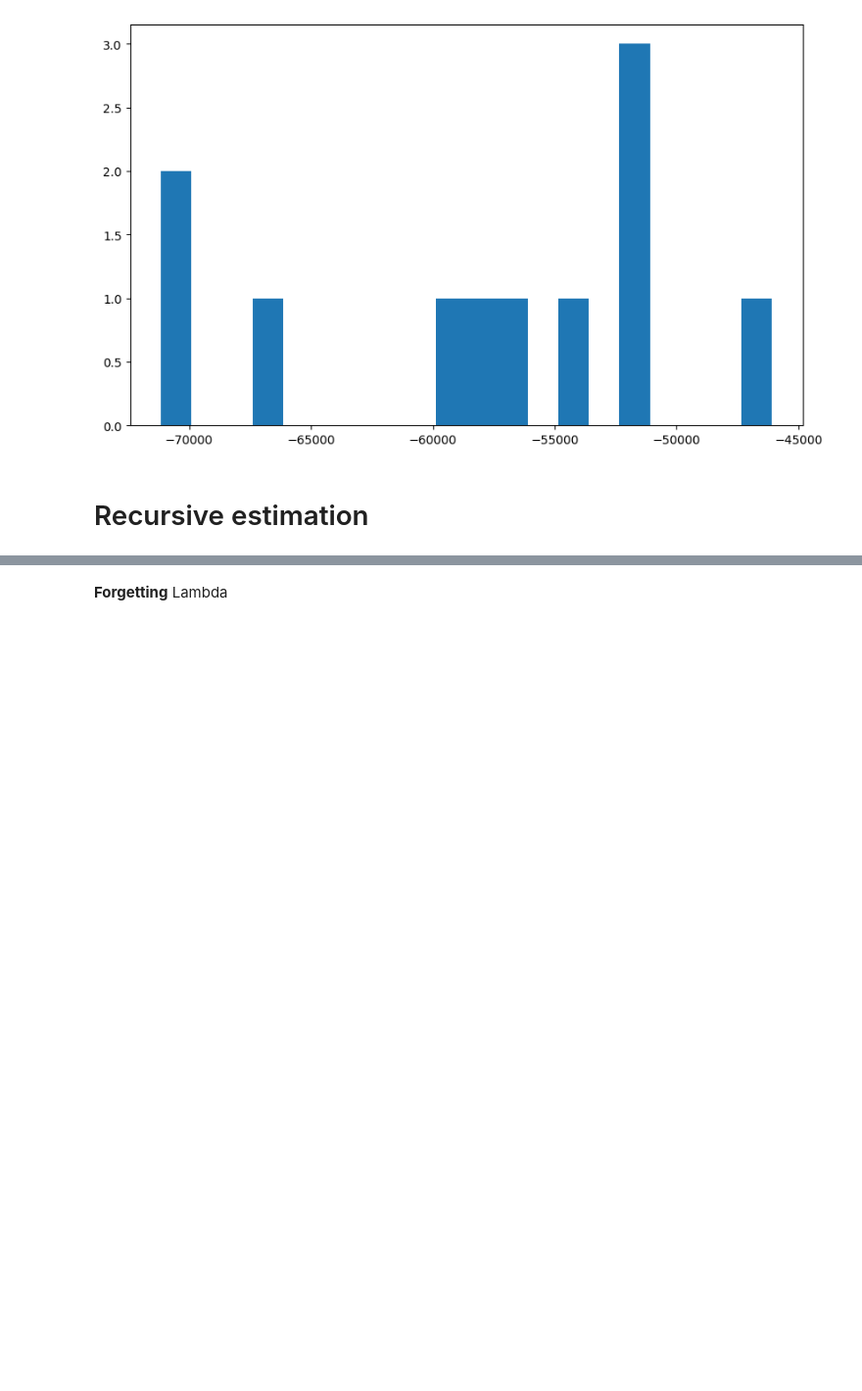
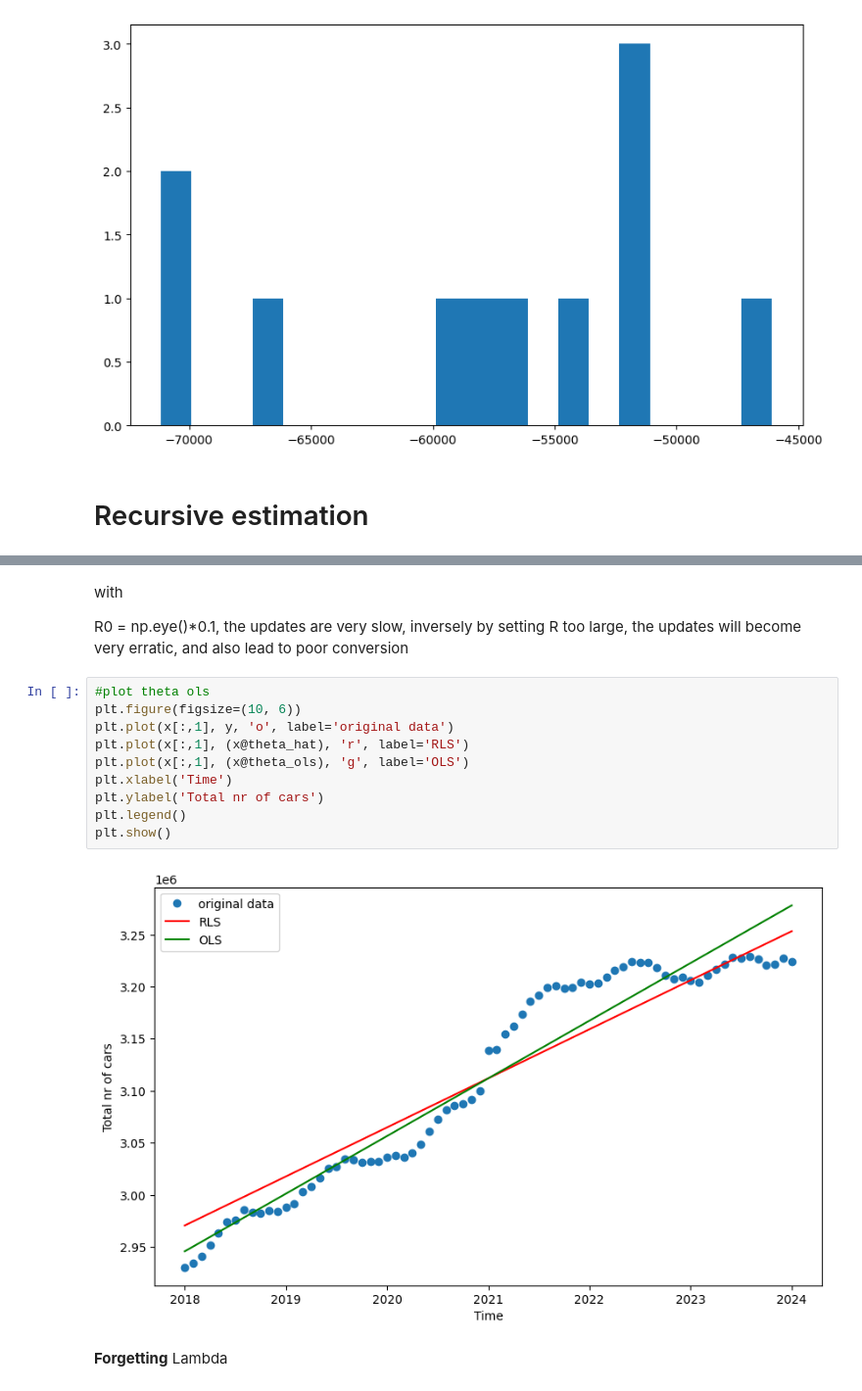
Before and after one commit to luca2618/Timeseries, a Jupyter notebook: assignment1.ipynb, the cells around one changed output, grey strips where cells are left out. Shown at 98% size. Saved outputs shown, nothing was run; the diff lists cells and outputs as text; blank space fills up the shorter version.

```diff
--- a/assignment1.ipynb
+++ b/assignment1.ipynb
@@ -209,3 +237,19 @@ for t in range(T):
+# %% [markdown]
+with
+
+R0 = np.eye()*0.1, the updates are very slow, inversely by setting R too large, the updates will become very erratic, and also lead to poor conversion
+# %%
+#plot theta ols
+plt.figure(figsize=(10, 6))
+plt.plot(x[:,1], y, 'o', label='original data')
+plt.plot(x[:,1], (x@theta_hat), 'r', label='RLS')
+plt.plot(x[:,1], (x@theta_ols), 'g', label='OLS')
+plt.xlabel('Time')
+plt.ylabel('Total nr of cars')
+plt.legend()
+plt.show()
+# %% [output]
+[figure, added]
 # %% [markdown]
 **Forgetting** Lambda
 # %%
```
Also changed, not shown: parts of 7 cells of this notebook, 1 other file.
